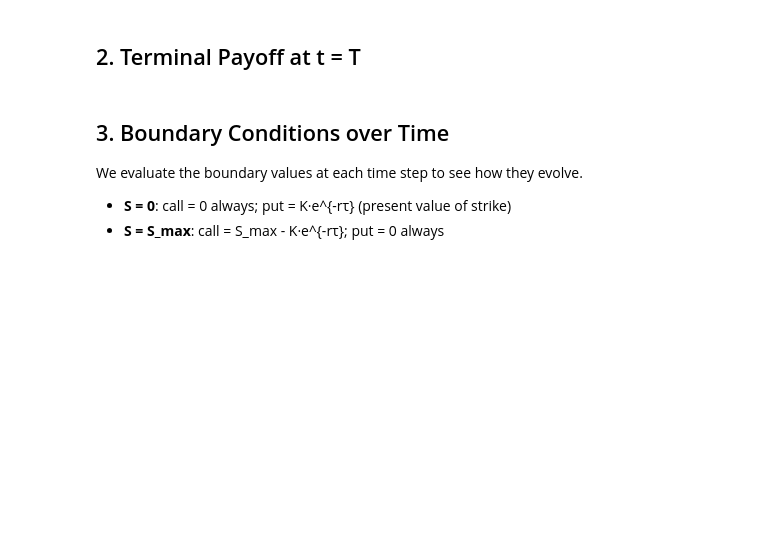
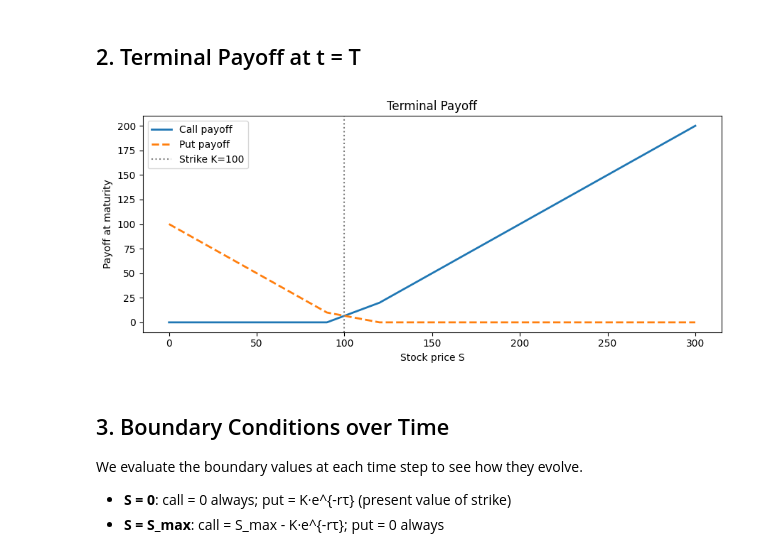
Before and after one commit to py2025/finite-difference, a Jupyter notebook: notebooks/02_grid_and_boundary_conditions.ipynb, the cells around one changed output. Saved outputs shown, nothing was run; the diff lists cells and outputs as text; code cells hidden in the pictures; blank space fills up the shorter version.

```diff
--- a/notebooks/02_grid_and_boundary_conditions.ipynb
+++ b/notebooks/02_grid_and_boundary_conditions.ipynb
@@ -37,19 +29,36 @@ print('Time grid  t:', np.round(t, 3))
+# %%
+grid = GridParams(S_max=S_max, M=M, N=N)
+
+call_opt = OptionParams(
+    S0=100, K=K, T=T, r=r, sigma=sigma,
+    option_type="call", exercise_type="european"
+)
+
+put_opt = OptionParams(
+    S0=100, K=K, T=T, r=r, sigma=sigma,
+    option_type="put", exercise_type="european"
+)
 # %% [markdown]
 ## 2. Terminal Payoff at t = T
 # %%
-payoff_call = call_payoff(S, K)
-payoff_put  = put_payoff(S, K)
+from src.core import make_stock_grid
+S = make_stock_grid(grid)
 
-plt.figure(figsize=(8, 3.5))
-plt.plot(S, payoff_call, label='Call payoff  max(S-K, 0)', lw=2)
-plt.plot(S, payoff_put,  label='Put payoff   max(K-S, 0)', lw=2, ls='--')
-plt.axvline(K, color='grey', ls=':', label=f'Strike K={K}')
-plt.xlabel('Stock price S')
-plt.ylabel('Payoff')
-plt.title('Terminal payoff at t = T')
+call_payoff = payoff(S, K, option_type="call")
+put_payoff  = payoff(S, K, option_type="put")
+
+plt.figure(figsize=(9, 4))
+plt.plot(S, call_payoff, label="Call payoff", lw=2)
+plt.plot(S, put_payoff, label="Put payoff", lw=2, ls="--")
+plt.axvline(K, color="gray", ls=":", label=f"Strike K={K}")
+plt.xlabel("Stock price S")
+plt.ylabel("Payoff at maturity")
+plt.title("Terminal Payoff")
 plt.legend()
 plt.tight_layout()
 plt.show()
+# %% [output]
+[figure, added]
 # %% [markdown]
 ## 3. Boundary Conditions over Time
 
```
Also changed, not shown: parts of 8 cells of this notebook, 8 other files.
